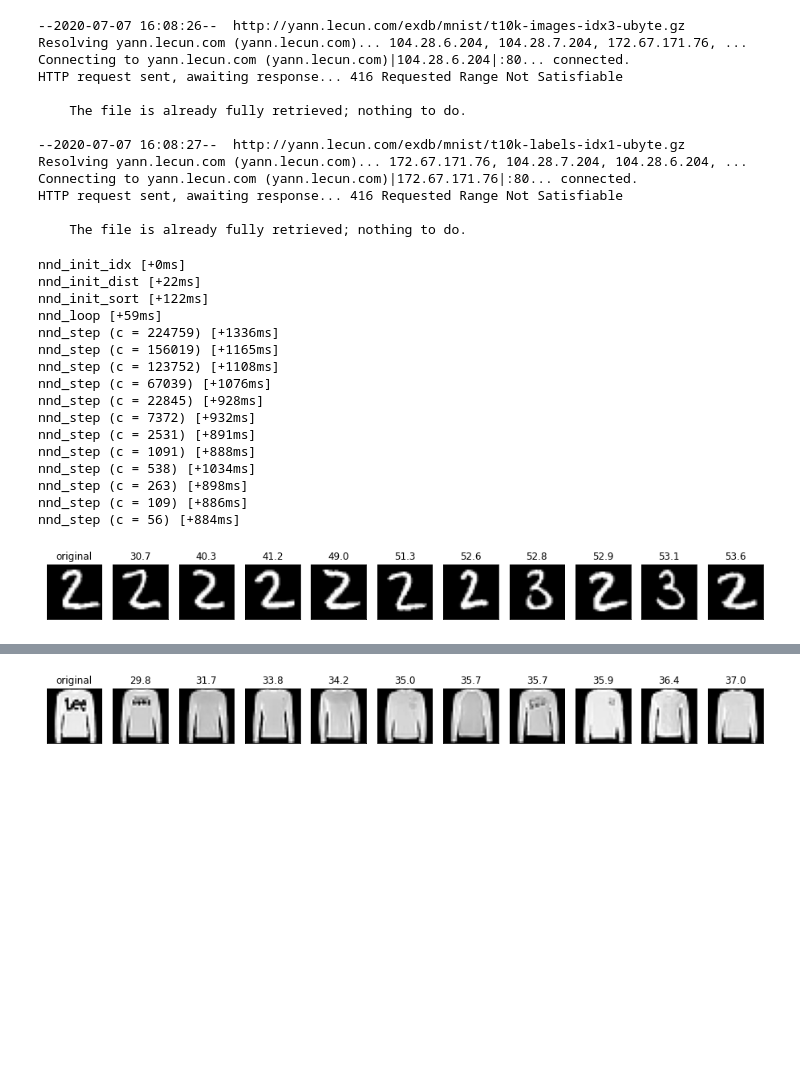
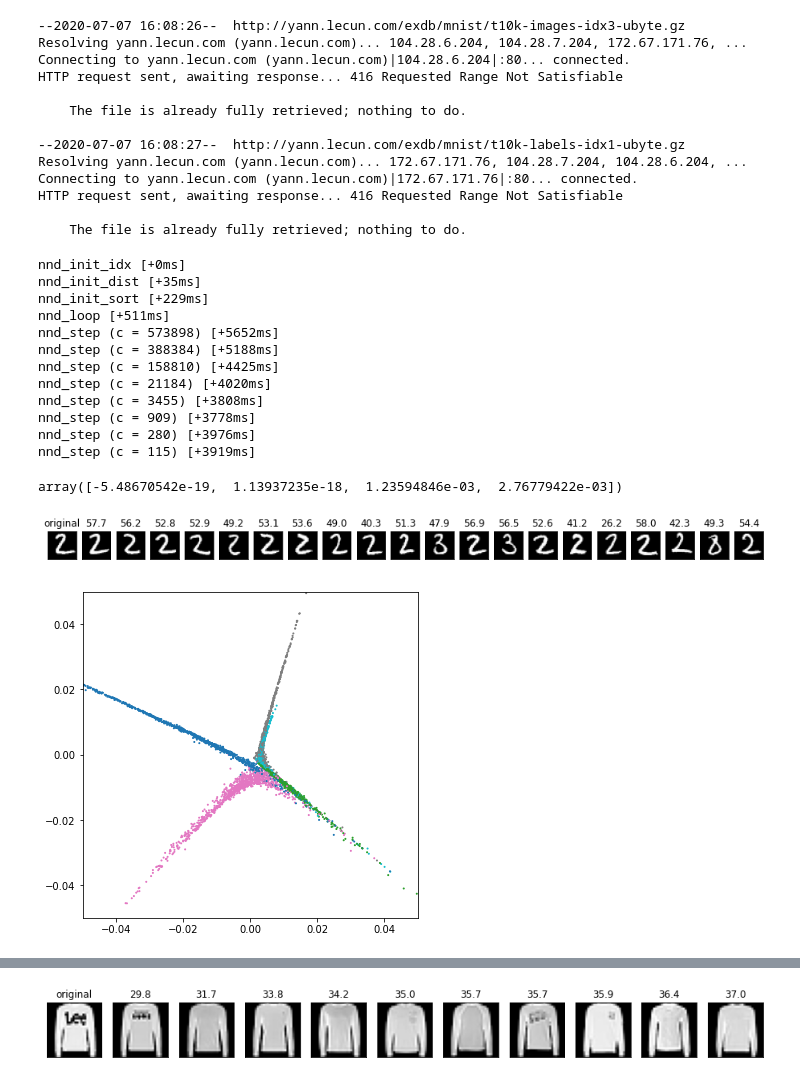
Before and after one commit to hi-ogawa/notebooks, a Jupyter notebook: src/misc_v6.ipynb, the cells around one changed output, grey strips where cells are left out. Saved outputs shown, nothing was run; the diff lists cells and outputs as text; code cells hidden in the pictures; blank space fills up the shorter version.

Commit message:
Update misc_v6 (Laplacian eigenmap for MNIST data)

```diff
--- a/src/misc_v6.ipynb
+++ b/src/misc_v6.ipynb
@@ -274,22 +276,29 @@ class Debug:
 
 
 def nnd(data, k, delta=0.001, debug=False):
-    if debug:
-        ddd = Debug()
+    if debug: ddd = Debug()
+
     n = data.shape[0]
     idx = np.empty([n, k], np.uint32)
     dist = np.empty([n, k], np.float32)
+
     if debug: ddd('nnd_init_idx')
     nnd_init_idx(n, k, idx)
+
     if debug: ddd('nnd_init_dist')
     nnd_init_dist(data, idx, dist)
+
     if debug: ddd('nnd_init_sort')
     nnd_init_sort(idx, dist)
+
     c_lim = delta * n * k
     idx_tmp = np.copy(idx)
+    dist_tmp = np.copy(dist)
+
     if debug: ddd('nnd_loop')
+
     while True:
-        c = nnd_step(n, k, data, idx, idx_tmp, dist)
+        c = nnd_step(n, k, data, idx, dist, idx_tmp, dist_tmp)
         if debug: ddd(f"nnd_step (c = {c})")
         if c <= c_lim:
             break
@@ -358,21 +398,24 @@ x = x.astype(np.float32) / 255
 assert x.shape == (10000, 28 * 28)
 assert y.shape == (10000,)
 # %%
-neighbor_idx, neighbor_dist = nnd(x, 10, debug=True)
+neighbor_idx, neighbor_dist = nnd(x, 20, debug=True)
 # %% [output]
 nnd_init_idx [+0ms]
-nnd_init_dist [+22ms]
-nnd_init_sort [+122ms]
-nnd_loop [+59ms]
-nnd_step (c = 224759) [+1336ms]
-nnd_step (c = 156019) [+1165ms]
-nnd_step (c = 123752) [+1108ms]
-nnd_step (c = 67039) [+1076ms]
-nnd_step (c = 22845) [+928ms]
-nnd_step (c = 7372) [+932ms]
-nnd_step (c = 2531) [+891ms]
-nnd_step (c = 1091) [+888ms]
-nnd_step (c = 538) [+1034ms]
-nnd_step (c = 263) [+898ms]
-nnd_step (c = 109) [+886ms]
-nnd_step (c = 56) [+884ms]
+nnd_init_dist [+35ms]
+nnd_init_sort [+229ms]
+nnd_loop [+511ms]
+nnd_step (c = 573898) [+5652ms]
+nnd_step (c = 388384) [+5188ms]
+nnd_step (c = 158810) [+4425ms]
+nnd_step (c = 21184) [+4020ms]
+nnd_step (c = 3455) [+3808ms]
+nnd_step (c = 909) [+3778ms]
+nnd_step (c = 280) [+3976ms]
+nnd_step (c = 115) [+3919ms]
+# %%
+dist2 = csr_from_knn(neighbor_idx, neighbor_dist)
+param = 0.01 * 28 * 28
+egvals, egvecs = laplacian_eigenmap(dist2 / param) # TODO: it seems dim(Ker(Laplacian)) = 2
+egvals
+# %% [output]
+array([-5.48670542e-19,  1.13937235e-18,  1.23594846e-03,  2.76779422e-03])
@@ -385,34 +432,52 @@ def show_sample(n=0, ax=False):
     ax.imshow(x[n].reshape([28, 28]), cmap='gray')
 
 def show_neighbor(n=0, k=1, ax=False):
     dist2 = np.sum((np.expand_dims(x[n], 0) - x) ** 2, -1)
     neighbors = np.argsort(dist2)
     ax = ax or plt.gca()
     ax.imshow(x[neighbors[k]].reshape([28, 28]), cmap='gray')
 
 def show_neighbor_nnd(n=0, k=0, ax=False):
     j = neighbor_idx[n, k]
     d = neighbor_dist[n, k]
     ax = ax or plt.gca()
     ax.set(title=f"{d:.3}", xticks=[], yticks=[])
     ax.imshow(x[j].reshape([28, 28]), cmap='gray')
 
 def show_neighbors_nnd(n=0):
     K = neighbor_idx.shape[1]
     fig, axes = plt.subplots(1, K + 1, figsize=(16, 16))
     axes[0].set(title="original", xticks=[], yticks=[])
     show_sample(n, axes[0])
     for k in range(K):
         show_neighbor_nnd(n, k, axes[k + 1])
 
+def show_laplacian_eigenmap(y0=False, y1=False, y2=False, y3=False, y4=False, y5=False, y6=False, y7=False, y8=False, y9=False):
+    mask = np.zeros_like(y, dtype=np.bool)
+    for i, yi in enumerate([y0, y1, y2, y3, y4, y5, y6, y7, y8, y9]):
+        if yi:
+            mask += y == i
+
+    f1 = egvecs[mask, 2]
+    f2 = egvecs[mask, 3]
+    g = (y[mask] + 0.5) / 10
+
+    fig, ax = plt.subplots(figsize=(6, 6))
+    lim = 0.05
+    ax.set(xlim=[-lim, lim], ylim=[-lim, lim])
+    ax.scatter(f1, f2, c=g, s=1, cmap='tab10', vmin=0, vmax=1)
+
 # Viewer
 # ipyw.interact(show_sample, n=(0, x.shape[0] -1))
 # ipyw.interact(show_neighbor, n=(0, x.shape[0] -1), k=(0, x.shape[0] -1, 10))
 # ipyw.interact(show_neighbor_nnd, n=(0, x.shape[0] -1), k=(0, neighbor_idx.shape[1] - 1))
 # ipyw.interact(show_neighbors_nnd, n=(0, x.shape[0] -1))
+# ipyw.interact(show_laplacian_eigenmap)
 show_neighbors_nnd(1)
+show_laplacian_eigenmap(y0=True, y2=True, y6=True, y7=True, y9=True)
 # %% [output]
-[figure, old version]
+[figure, new version]
+[figure, added]
 # %%
 #
 # fasion MNIST
```
Also changed, not shown: parts of 4 cells of this notebook.
